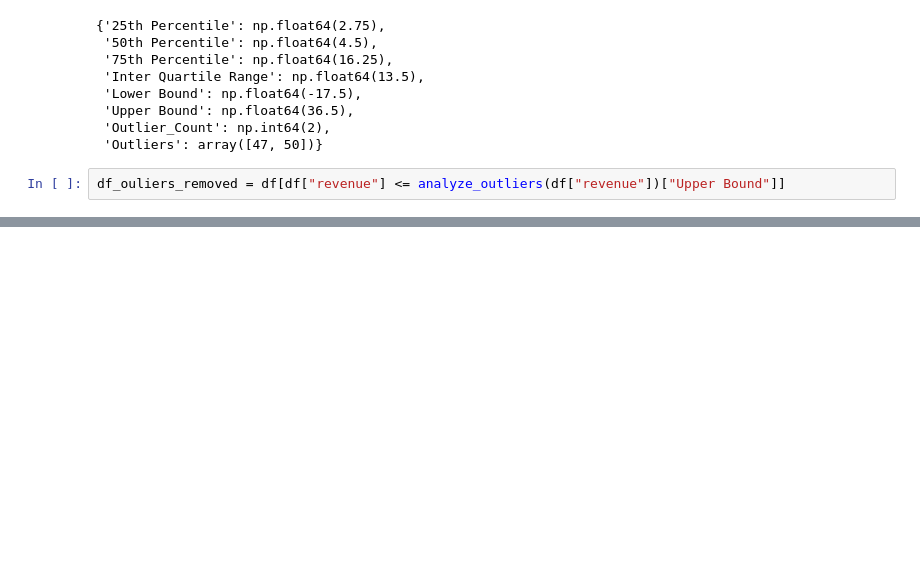
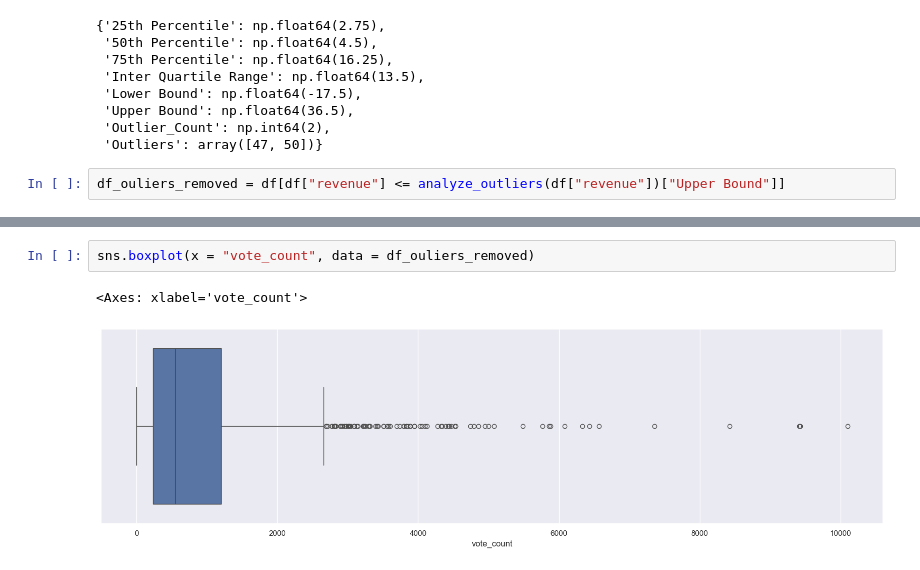
Before and after one commit to mjshubham21/Python_DA, a Jupyter notebook: Json Classes/data/pandas2.ipynb, the cells around one changed output, grey strips where cells are left out. Saved outputs shown, nothing was run; the diff lists cells and outputs as text; blank space fills up the shorter version.

```diff
--- a/Json Classes/data/pandas2.ipynb
+++ b/Json Classes/data/pandas2.ipynb
@@ -582,0 +604,5 @@ df_ouliers_removed.describe()
+# %%
+sns.boxplot(x = "vote_count", data = df_ouliers_removed)
+# %% [output]
+<Axes: xlabel='vote_count'>
+[figure, added]
```
Also changed, not shown: parts of 18 cells of this notebook.
